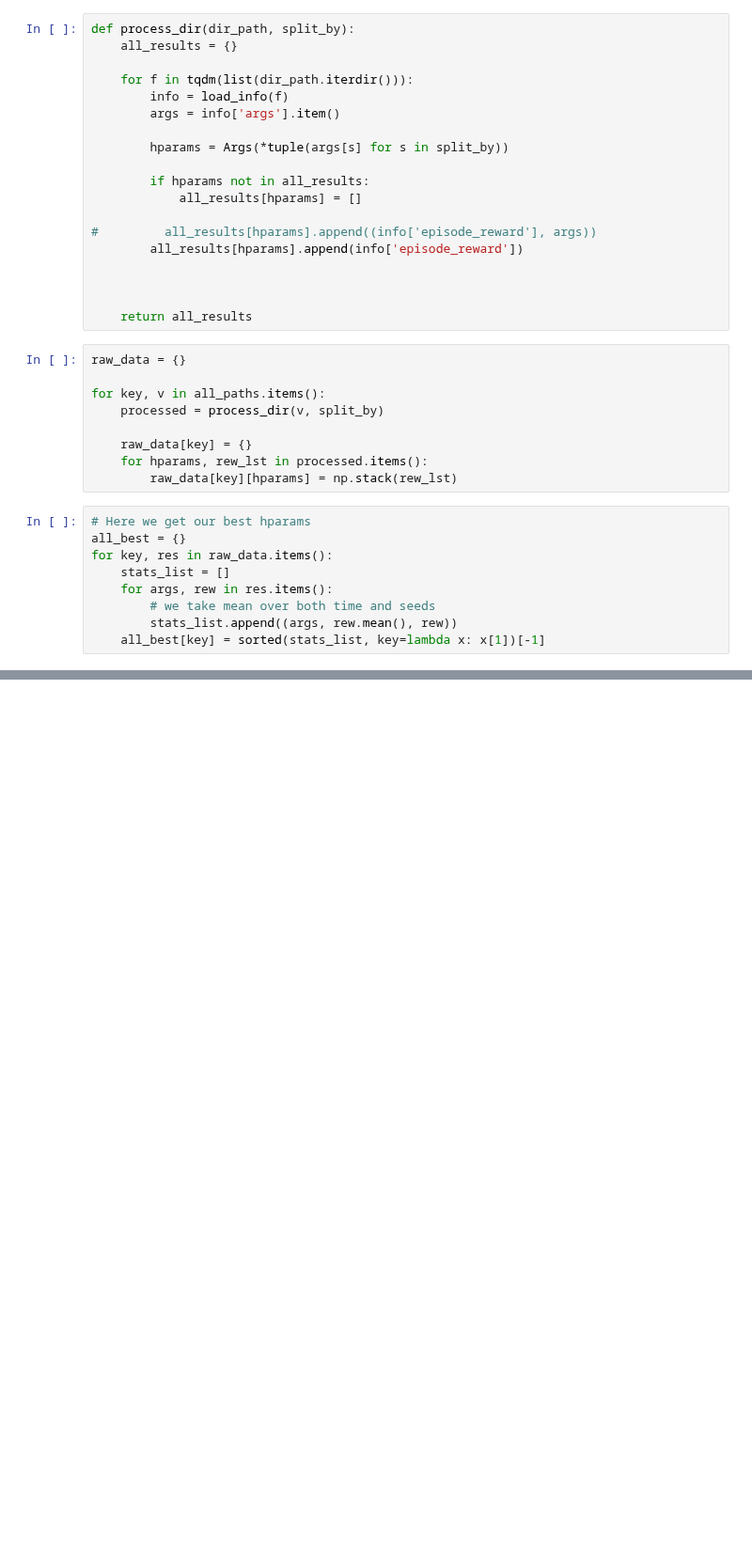
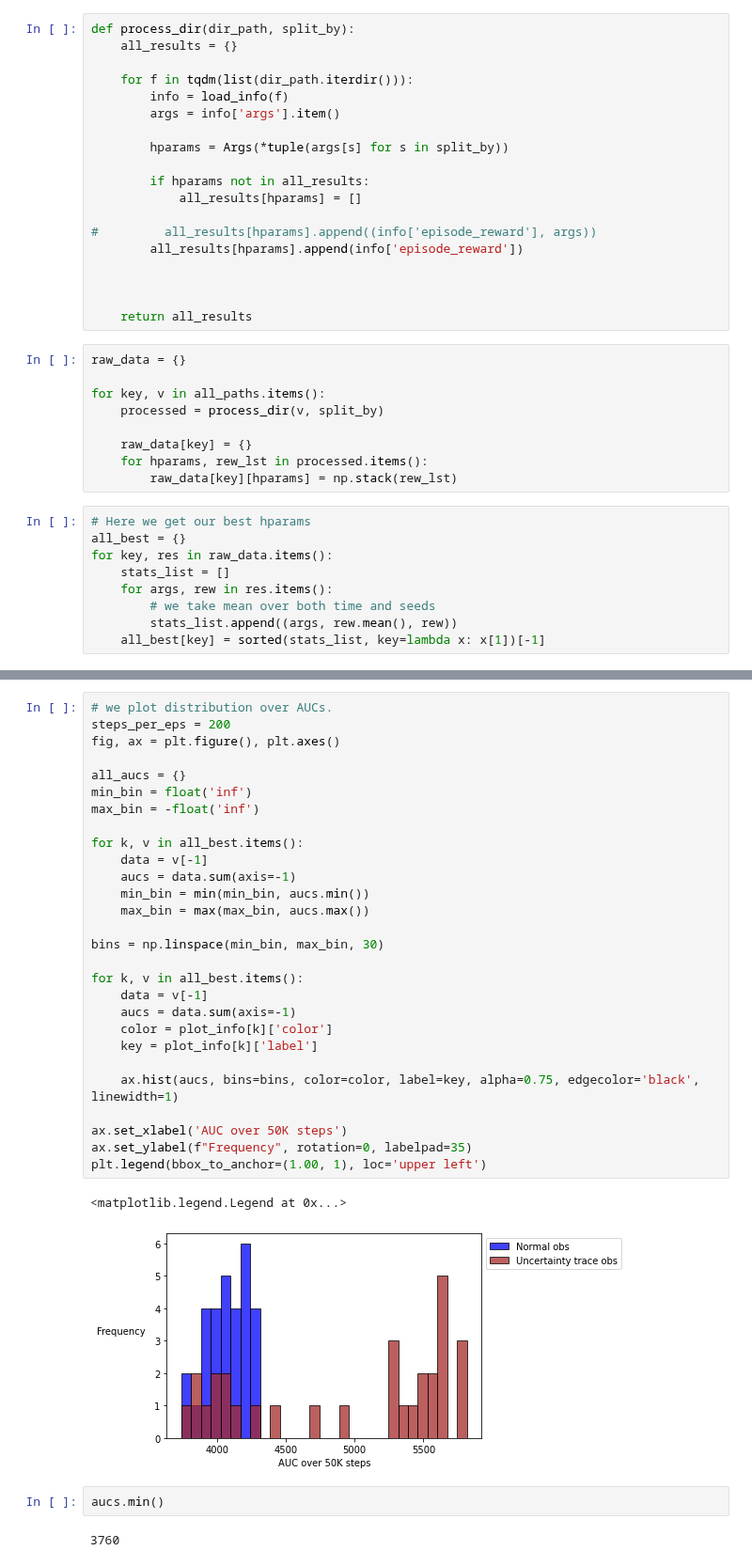
Before and after one commit to taodav/aux-inputs, a Jupyter notebook: analysis/plot_results_2.ipynb, the cells around one changed output, grey strips where cells are left out. Shown at 94% size. Cells and saved outputs as stored; diff of their text form; blank space fills up the shorter version.

```diff
--- a/analysis/plot_results_2.ipynb
+++ b/analysis/plot_results_2.ipynb
@@ -92,0 +120,35 @@ plt.legend(bbox_to_anchor=(1.00, 1), loc='upper left')
+# %%
+# we plot distribution over AUCs.
+steps_per_eps = 200
+fig, ax = plt.figure(), plt.axes()
+
+all_aucs = {}
+min_bin = float('inf')
+max_bin = -float('inf')
+
+for k, v in all_best.items():
+    data = v[-1]
+    aucs = data.sum(axis=-1)
+    min_bin = min(min_bin, aucs.min())
+    max_bin = max(max_bin, aucs.max())
+
+bins = np.linspace(min_bin, max_bin, 30)
+
+for k, v in all_best.items():
+    data = v[-1]
+    aucs = data.sum(axis=-1)
+    color = plot_info[k]['color']
+    key = plot_info[k]['label']
+
+    ax.hist(aucs, bins=bins, color=color, label=key, alpha=0.75, edgecolor='black', linewidth=1)
+
+ax.set_xlabel('AUC over 50K steps')
+ax.set_ylabel(f"Frequency", rotation=0, labelpad=35)
+plt.legend(bbox_to_anchor=(1.00, 1), loc='upper left')
+# %% [output]
+<matplotlib.legend.Legend at 0x...>
+[figure, added]
+# %%
+aucs.min()
+# %% [output]
+3760
```
Also changed, not shown: parts of 3 cells of this notebook, 19 other files.
